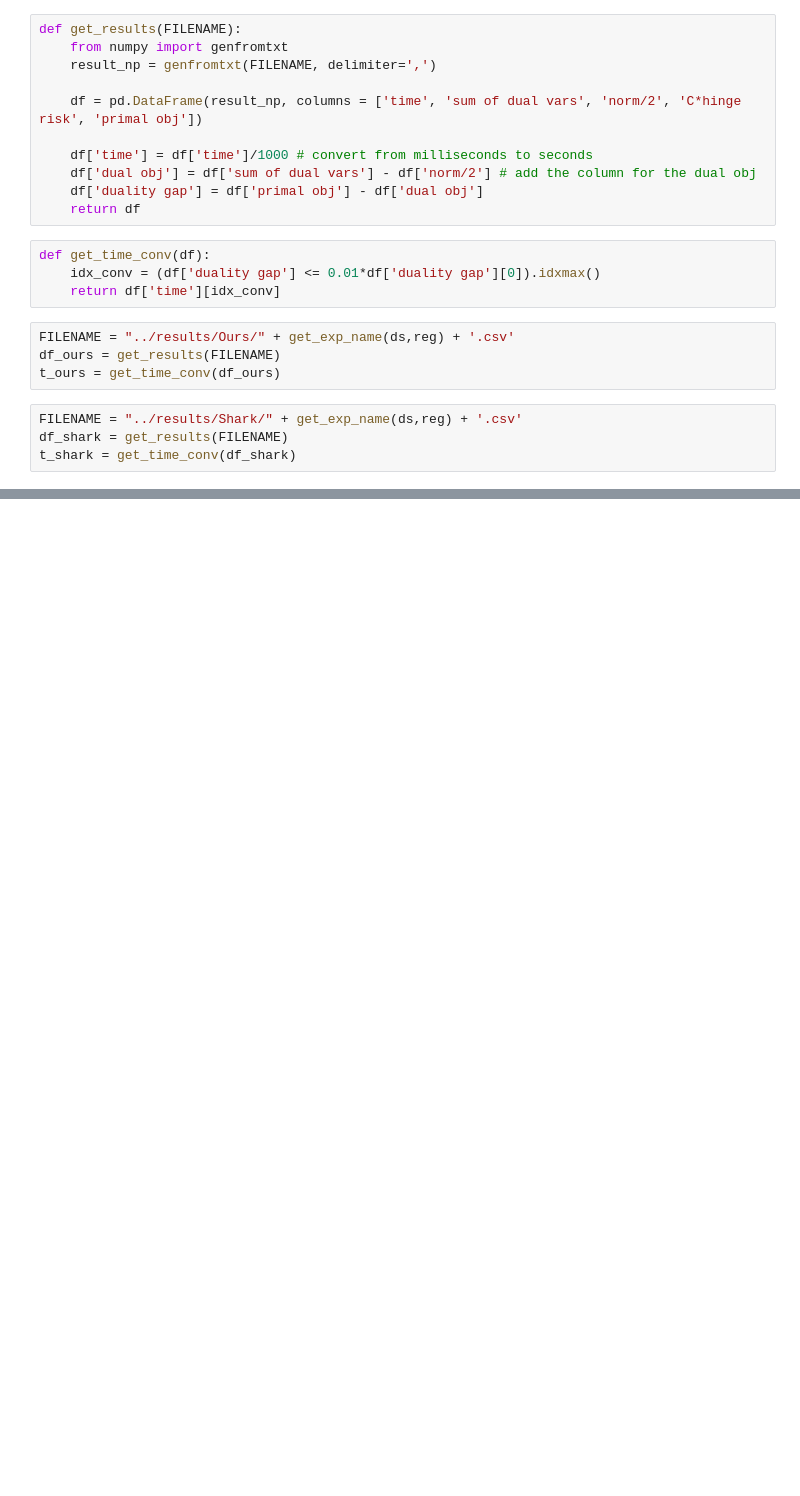
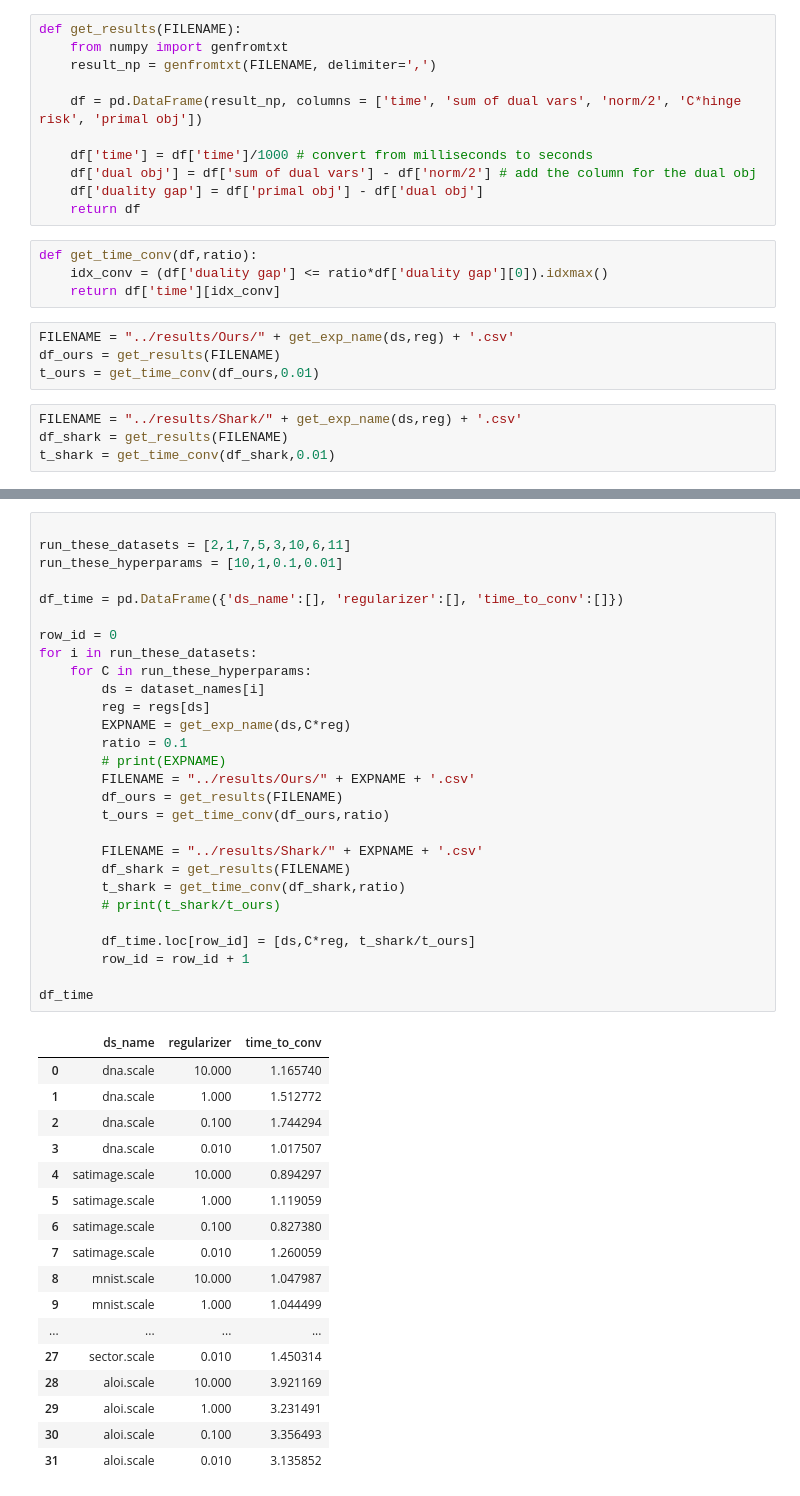
Before and after one commit to YutongWangUMich/liblinear, a Jupyter notebook: experiments/analyze.ipynb, the cells around one changed output, grey strips where cells are left out. Drawn from its saved outputs; the diff is of its cells as text; blank space fills up the shorter version.

```diff
--- a/experiments/analyze.ipynb
+++ b/experiments/analyze.ipynb
@@ -102,17 +110,17 @@ def get_results(FILENAME):
     df['duality gap'] = df['primal obj'] - df['dual obj']
     return df
 # %%
-def get_time_conv(df):
-    idx_conv = (df['duality gap'] <= 0.01*df['duality gap'][0]).idxmax()
+def get_time_conv(df,ratio):
+    idx_conv = (df['duality gap'] <= ratio*df['duality gap'][0]).idxmax()
     return df['time'][idx_conv]
 # %%
 FILENAME = "../results/Ours/" + get_exp_name(ds,reg) + '.csv'
 df_ours = get_results(FILENAME)
-t_ours = get_time_conv(df_ours)
+t_ours = get_time_conv(df_ours,0.01)
 # %%
 FILENAME = "../results/Shark/" + get_exp_name(ds,reg) + '.csv'
 df_shark = get_results(FILENAME)
-t_shark = get_time_conv(df_shark)
+t_shark = get_time_conv(df_shark,0.01)
 # %%
 t_shark/t_ours
 # %% [output]
@@ -198,0 +189,46 @@ The PostScript backend does not support transparency; partially transparent arti
+# %%
+
+run_these_datasets = [2,1,7,5,3,10,6,11]
+run_these_hyperparams = [10,1,0.1,0.01]
+
+df_time = pd.DataFrame({'ds_name':[], 'regularizer':[], 'time_to_conv':[]})
+
+row_id = 0
+for i in run_these_datasets:
+    for C in run_these_hyperparams:
+        ds = dataset_names[i]
+        reg = regs[ds]
+        EXPNAME = get_exp_name(ds,C*reg)
+        ratio = 0.1
+        # print(EXPNAME)
+        FILENAME = "../results/Ours/" + EXPNAME + '.csv'
+        df_ours = get_results(FILENAME)
+        t_ours = get_time_conv(df_ours,ratio)
+
+        FILENAME = "../results/Shark/" + EXPNAME + '.csv'
+        df_shark = get_results(FILENAME)
+        t_shark = get_time_conv(df_shark,ratio)
+        # print(t_shark/t_ours)
+
+        df_time.loc[row_id] = [ds,C*reg, t_shark/t_ours]
+        row_id = row_id + 1
+
+df_time
+# %% [output]
+|  | ds_name | regularizer | time_to_conv |
+| 0 | dna.scale | 10.000 | 1.165740 |
+| 1 | dna.scale | 1.000 | 1.512772 |
+| 2 | dna.scale | 0.100 | 1.744294 |
+| 3 | dna.scale | 0.010 | 1.017507 |
+| 4 | satimage.scale | 10.000 | 0.894297 |
+| 5 | satimage.scale | 1.000 | 1.119059 |
+| 6 | satimage.scale | 0.100 | 0.827380 |
+| 7 | satimage.scale | 0.010 | 1.260059 |
+| 8 | mnist.scale | 10.000 | 1.047987 |
+| 9 | mnist.scale | 1.000 | 1.044499 |
+| ... | ... | ... | ... |
+| 27 | sector.scale | 0.010 | 1.450314 |
+| 28 | aloi.scale | 10.000 | 3.921169 |
+| 29 | aloi.scale | 1.000 | 3.231491 |
+| 30 | aloi.scale | 0.100 | 3.356493 |
+| 31 | aloi.scale | 0.010 | 3.135852 |
```
Also changed, not shown: parts of 9 cells of this notebook, 1 other file.
